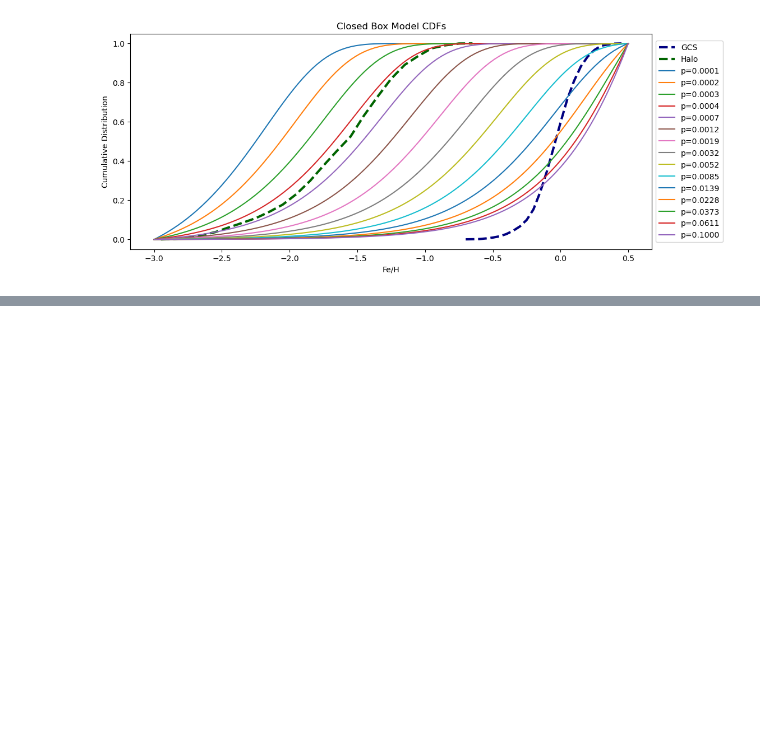
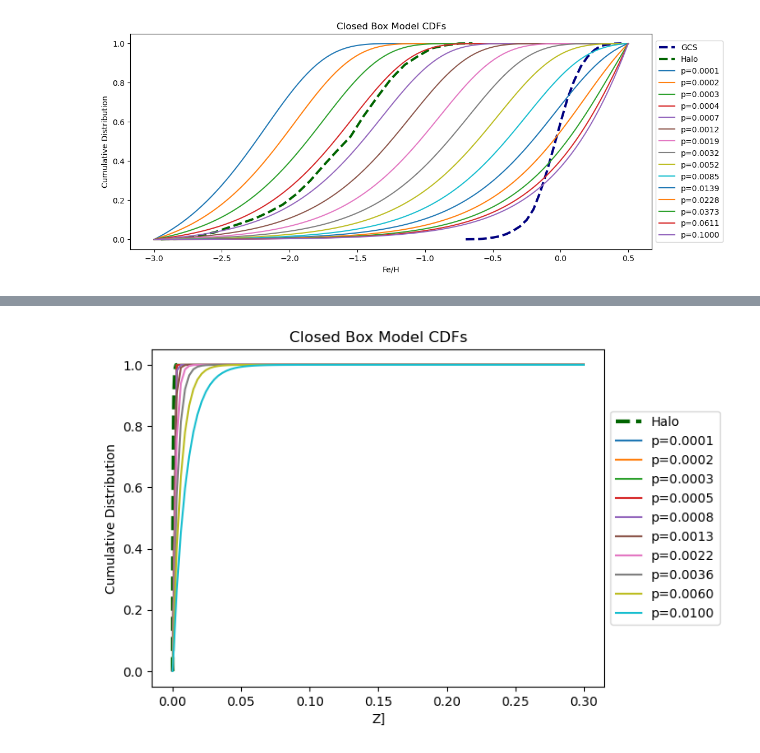
Before and after one commit to AstroSeha/SS2024, a Jupyter notebook: Galaxies and Cosmology/GNC_Exercise6_2.ipynb, the cells around one changed output, grey strips where cells are left out. Saved outputs shown, nothing was run; the diff lists cells and outputs as text; code cells hidden in the pictures; blank space fills up the shorter version.

```diff
--- a/Galaxies and Cosmology/GNC_Exercise6_2.ipynb
+++ b/Galaxies and Cosmology/GNC_Exercise6_2.ipynb
@@ -92,0 +134,24 @@ plt.show()
+# %%
+#(d)
+# Plot the cumulative halo data and your obtained values from the closed box model over the range Z = [0, 0.3]. Assume Z0 = 0 for this question and comment on the fit (consider again p to be a free parameter).
+
+Z = np.linspace(0, 0.3, 100)
+
+def closed_box_cdf(fe_h_,p,Z0=0): # (12.37)
+    # log10(Z/Z_sun) = [Fe/H], Z_sun = 0.015
+    Z = 0.015 * 10 ** fe_h_
+    return 1 - np.exp((Z0-Z) / p)
+
+p_values = np.logspace(-4, -2, 10)
+
+plt.plot(0.015*10**fe_h_halo, cumulative_halo_normalized, label='Halo', color='darkgreen', linestyle='--',linewidth=3)
+for p in p_values:
+    plt.plot(Z, closed_box_cdf(np.log10(Z/0.015), p), label=f'p={p:.4f}')
+    plt.legend(loc = 'center left', bbox_to_anchor=(1, 0.5))
+
+plt.xlabel('Z]')
+plt.ylabel('Cumulative Distribution')
+plt.title('Closed Box Model CDFs')
+plt.show()
+# %% [output]
+[figure, added]
```
Also changed, not shown: parts of 4 cells of this notebook.
